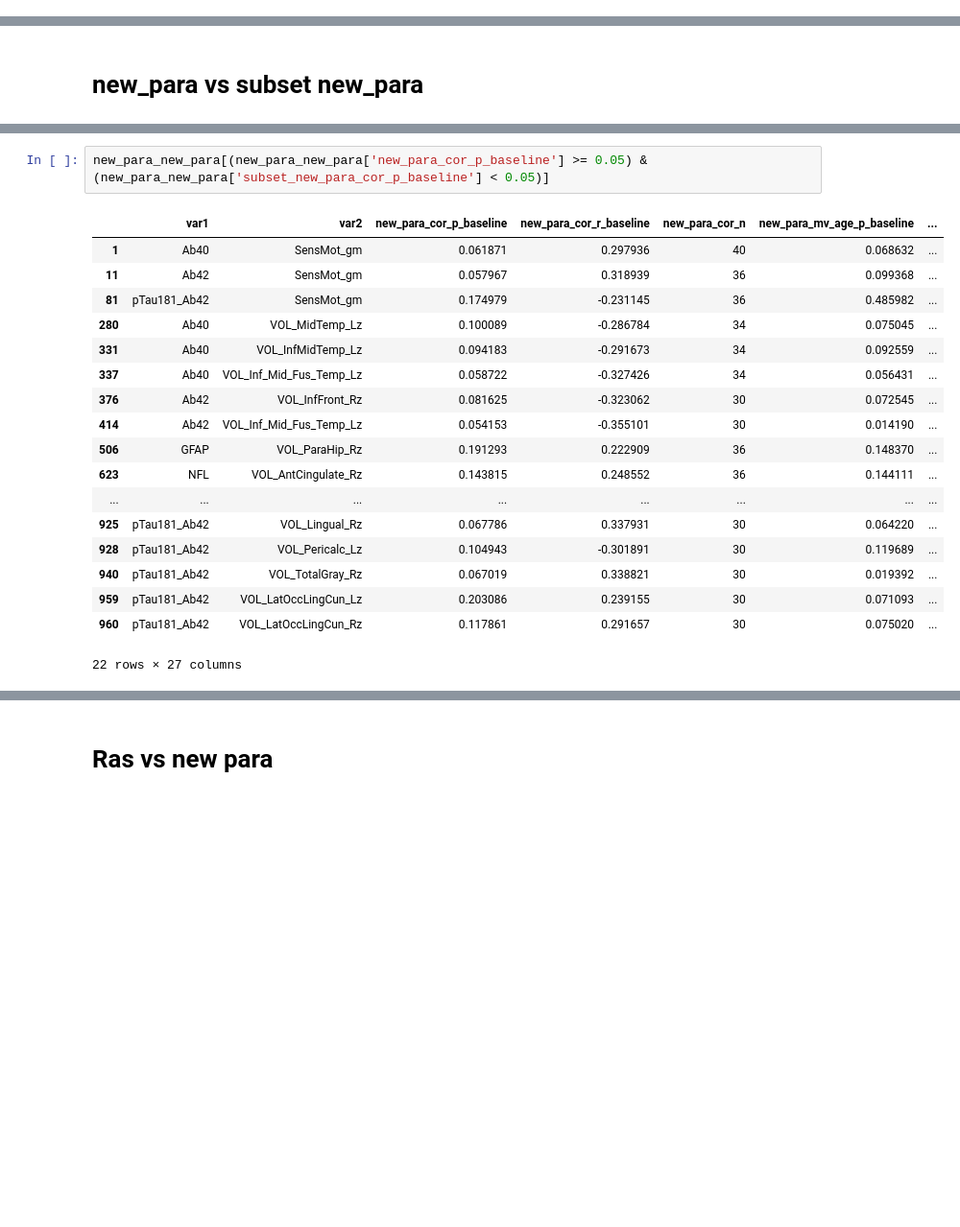
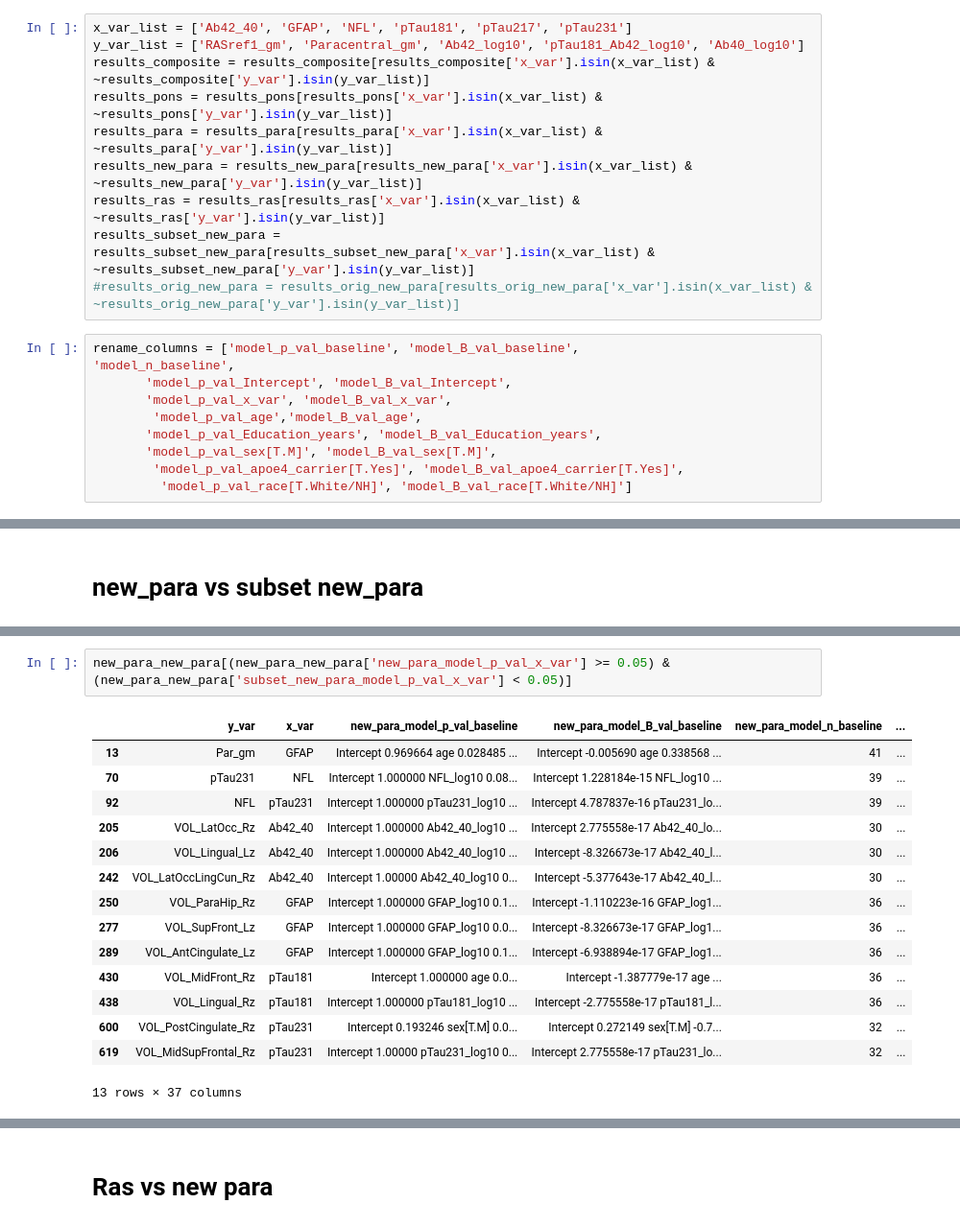
Before and after one commit to lnkoenig/ptau-217-and-FDG-PET-AD---official-copy, a Jupyter notebook: 06_FDG_plasma_rr_comparisons.ipynb, the cells around one changed output, grey strips where cells are left out. Shown at 96% size. Saved outputs shown, nothing was run; the diff lists cells and outputs as text; blank space fills up the shorter version.

```diff
--- a/06_FDG_plasma_rr_comparisons.ipynb
+++ b/06_FDG_plasma_rr_comparisons.ipynb
@@ -48,0 +40,20 @@ rename_columns = ['cor_p_baseline', 'cor_r_baseline', 'cor_n',
+# %%
+x_var_list = ['Ab42_40', 'GFAP', 'NFL', 'pTau181', 'pTau217', 'pTau231']
+y_var_list = ['RASref1_gm', 'Paracentral_gm', 'Ab42_log10', 'pTau181_Ab42_log10', 'Ab40_log10']
+results_composite = results_composite[results_composite['x_var'].isin(x_var_list) & ~results_composite['y_var'].isin(y_var_list)]
+results_pons = results_pons[results_pons['x_var'].isin(x_var_list) & ~results_pons['y_var'].isin(y_var_list)]
+results_para = results_para[results_para['x_var'].isin(x_var_list) & ~results_para['y_var'].isin(y_var_list)]
+results_new_para = results_new_para[results_new_para['x_var'].isin(x_var_list) & ~results_new_para['y_var'].isin(y_var_list)]
+results_ras = results_ras[results_ras['x_var'].isin(x_var_list) & ~results_ras['y_var'].isin(y_var_list)]
+results_subset_new_para = results_subset_new_para[results_subset_new_para['x_var'].isin(x_var_list) & ~results_subset_new_para['y_var'].isin(y_var_list)]
+#results_orig_new_para = results_orig_new_para[results_orig_new_para['x_var'].isin(x_var_list) & ~results_orig_new_para['y_var'].isin(y_var_list)]
+# %%
+rename_columns = ['model_p_val_baseline', 'model_B_val_baseline',
+'model_n_baseline',
+       'model_p_val_Intercept', 'model_B_val_Intercept',
+       'model_p_val_x_var', 'model_B_val_x_var',
+        'model_p_val_age','model_B_val_age',
+       'model_p_val_Education_years', 'model_B_val_Education_years',
+       'model_p_val_sex[T.M]', 'model_B_val_sex[T.M]',
+        'model_p_val_apoe4_carrier[T.Yes]', 'model_B_val_apoe4_carrier[T.Yes]',
+         'model_p_val_race[T.White/NH]', 'model_B_val_race[T.White/NH]']
@@ -304,22 +226,19 @@ new_para_new_para[(new_para_new_para['new_para_cor_p_baseline'] < 0.05) & (new_p
 # %%
-new_para_new_para[(new_para_new_para['new_para_cor_p_baseline'] >= 0.05) & (new_para_new_para['subset_new_para_cor_p_baseline'] < 0.05)]
+new_para_new_para[(new_para_new_para['new_para_model_p_val_x_var'] >= 0.05) & (new_para_new_para['subset_new_para_model_p_val_x_var'] < 0.05)]
 # %% [output]
-|  | var1 | var2 | new_para_cor_p_baseline | new_para_cor_r_baseline | new_para_cor_n | new_para_mv_age_p_baseline | ... |
-| 1 | Ab40 | SensMot_gm | 0.061871 | 0.297936 | 40 | 0.068632 | ... |
-| 11 | Ab42 | SensMot_gm | 0.057967 | 0.318939 | 36 | 0.099368 | ... |
-| 81 | pTau181_Ab42 | SensMot_gm | 0.174979 | -0.231145 | 36 | 0.485982 | ... |
-| 280 | Ab40 | VOL_MidTemp_Lz | 0.100089 | -0.286784 | 34 | 0.075045 | ... |
-| 331 | Ab40 | VOL_InfMidTemp_Lz | 0.094183 | -0.291673 | 34 | 0.092559 | ... |
-| 337 | Ab40 | VOL_Inf_Mid_Fus_Temp_Lz | 0.058722 | -0.327426 | 34 | 0.056431 | ... |
-| 376 | Ab42 | VOL_InfFront_Rz | 0.081625 | -0.323062 | 30 | 0.072545 | ... |
-| 414 | Ab42 | VOL_Inf_Mid_Fus_Temp_Lz | 0.054153 | -0.355101 | 30 | 0.014190 | ... |
-| 506 | GFAP | VOL_ParaHip_Rz | 0.191293 | 0.222909 | 36 | 0.148370 | ... |
-| 623 | NFL | VOL_AntCingulate_Rz | 0.143815 | 0.248552 | 36 | 0.144111 | ... |
-| ... | ... | ... | ... | ... | ... | ... | ... |
-| 925 | pTau181_Ab42 | VOL_Lingual_Rz | 0.067786 | 0.337931 | 30 | 0.064220 | ... |
-| 928 | pTau181_Ab42 | VOL_Pericalc_Lz | 0.104943 | -0.301891 | 30 | 0.119689 | ... |
-| 940 | pTau181_Ab42 | VOL_TotalGray_Rz | 0.067019 | 0.338821 | 30 | 0.019392 | ... |
-| 959 | pTau181_Ab42 | VOL_LatOccLingCun_Lz | 0.203086 | 0.239155 | 30 | 0.071093 | ... |
-| 960 | pTau181_Ab42 | VOL_LatOccLingCun_Rz | 0.117861 | 0.291657 | 30 | 0.075020 | ... |
+|  | y_var | x_var | new_para_model_p_val_baseline | new_para_model_B_val_baseline | new_para_model_n_baseline | ... |
+| 13 | Par_gm | GFAP | Intercept 0.969664 age 0.028485 ... | Intercept -0.005690 age 0.338568 ... | 41 | ... |
+| 70 | pTau231 | NFL | Intercept 1.000000 NFL_log10 0.08... | Intercept 1.228184e-15 NFL_log10 ... | 39 | ... |
+| 92 | NFL | pTau231 | Intercept 1.000000 pTau231_log10 ... | Intercept 4.787837e-16 pTau231_lo... | 39 | ... |
+| 205 | VOL_LatOcc_Rz | Ab42_40 | Intercept 1.000000 Ab42_40_log10 ... | Intercept 2.775558e-17 Ab42_40_lo... | 30 | ... |
+| 206 | VOL_Lingual_Lz | Ab42_40 | Intercept 1.000000 Ab42_40_log10 ... | Intercept -8.326673e-17 Ab42_40_l... | 30 | ... |
+| 242 | VOL_LatOccLingCun_Rz | Ab42_40 | Intercept 1.00000 Ab42_40_log10 0... | Intercept -5.377643e-17 Ab42_40_l... | 30 | ... |
+| 250 | VOL_ParaHip_Rz | GFAP | Intercept 1.000000 GFAP_log10 0.1... | Intercept -1.110223e-16 GFAP_log1... | 36 | ... |
+| 277 | VOL_SupFront_Lz | GFAP | Intercept 1.000000 GFAP_log10 0.0... | Intercept -8.326673e-17 GFAP_log1... | 36 | ... |
+| 289 | VOL_AntCingulate_Lz | GFAP | Intercept 1.000000 GFAP_log10 0.1... | Intercept -6.938894e-17 GFAP_log1... | 36 | ... |
+| 430 | VOL_MidFront_Rz | pTau181 | Intercept 1.000000 age 0.0... | Intercept -1.387779e-17 age ... | 36 | ... |
+| 438 | VOL_Lingual_Rz | pTau181 | Intercept 1.000000 pTau181_log10 ... | Intercept -2.775558e-17 pTau181_l... | 36 | ... |
+| 600 | VOL_PostCingulate_Rz | pTau231 | Intercept 0.193246 sex[T.M] 0.0... | Intercept 0.272149 sex[T.M] -0.7... | 32 | ... |
+| 619 | VOL_MidSupFrontal_Rz | pTau231 | Intercept 1.00000 pTau231_log10 0... | Intercept 2.775558e-17 pTau231_lo... | 32 | ... |
-22 rows × 27 columns
+13 rows × 37 columns
 # %%
```
Also changed, not shown: parts of 153 cells of this notebook.
